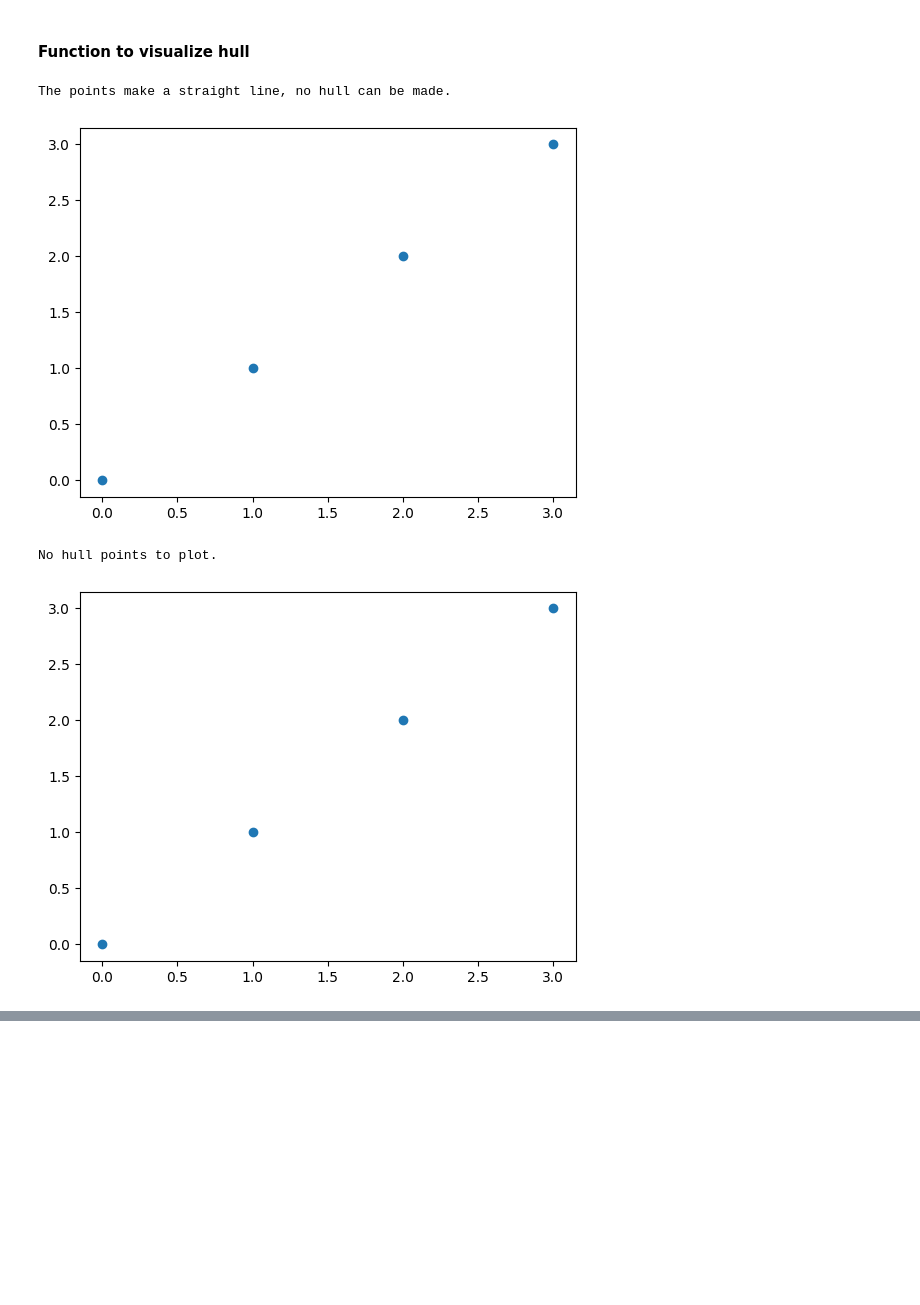
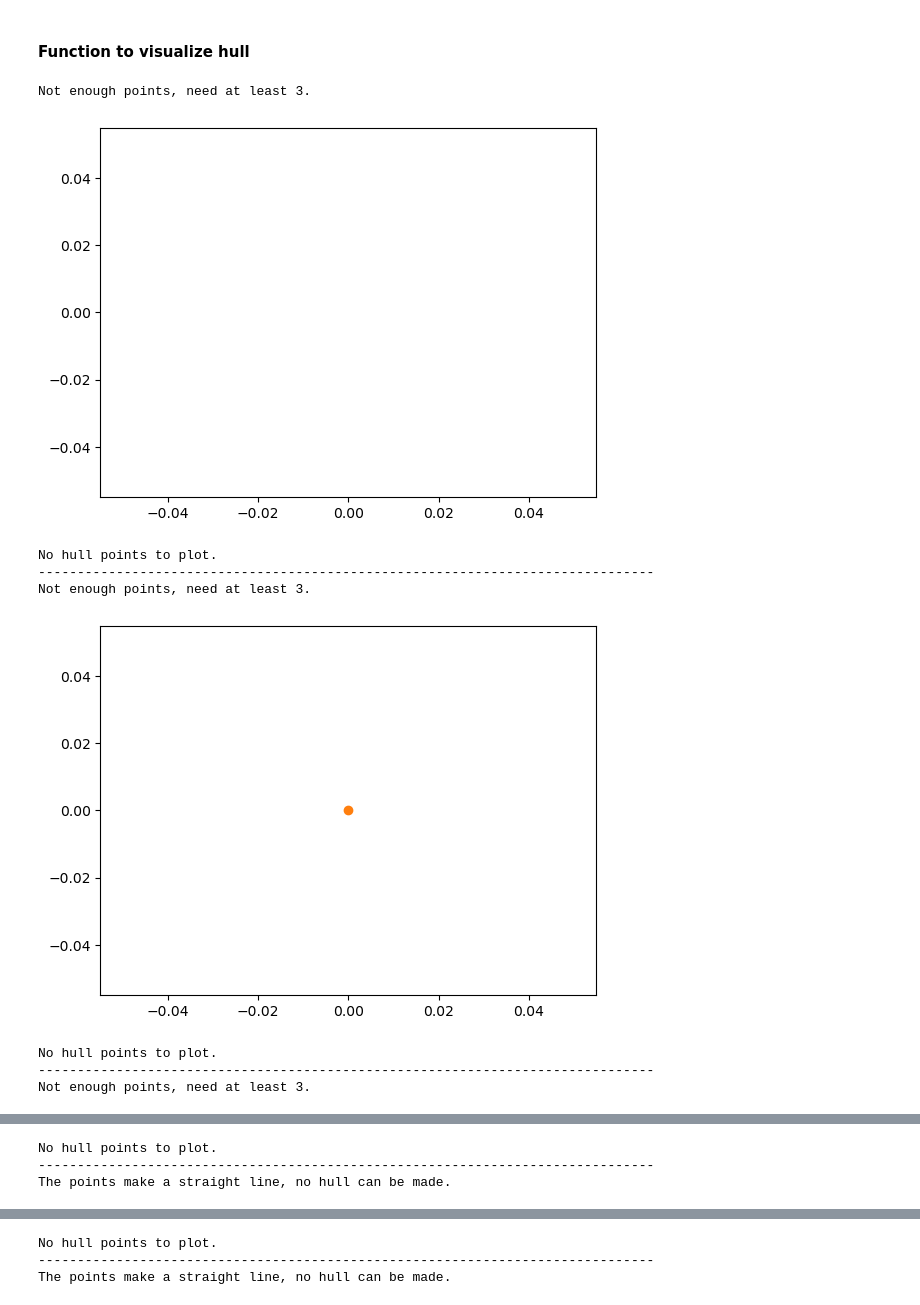
Before and after one commit to cjbass02/CSC3310-Program1, a Jupyter notebook: program1COPY.ipynb, the cells around one changed output, grey strips where cells are left out. Saved outputs shown, nothing was run; the diff lists cells and outputs as text; code cells hidden in the pictures; blank space fills up the shorter version.

```diff
--- a/program1COPY.ipynb
+++ b/program1COPY.ipynb
@@ -114,7 +140,7 @@ In the following cell our hull algorithim will be defined. This algorithm will t
 # %%
 def calculateHull(points):
     # If there are not enough points to make a hull, return -1
-    if(len(points) < 3):
+    if(len(points) < 3 or points == ()):
         print("Not enough points, need at least 3.")
         return -1
     # Find center point
@@ -244,7 +268,13 @@ def plot_points(arr, hull_points):
-# %%
-plot_points(arr4, calculateHull(arr4))
-# %% [output]
-The points make a straight line, no hull can be made.
-[figure, removed]
-No hull points to plot.
-[figure, removed]
+# %%
+for arr in allArrs:
+    plot_points(arr, calculateHull(arr))
+# %% [output]
+Not enough points, need at least 3.
+[figure, added]
+No hull points to plot.
+-------------------------------------------------------------------------------
+Not enough points, need at least 3.
+[figure, added]
+No hull points to plot.
+-------------------------------------------------------------------------------
+Not enough points, need at least 3.
@@ -250,0 +282,3 @@ No hull points to plot.
+No hull points to plot.
+-------------------------------------------------------------------------------
+The points make a straight line, no hull can be made.
@@ -250,0 +286,3 @@ No hull points to plot.
+No hull points to plot.
+-------------------------------------------------------------------------------
+The points make a straight line, no hull can be made.
```
Also changed, not shown: parts of 5 cells of this notebook.
